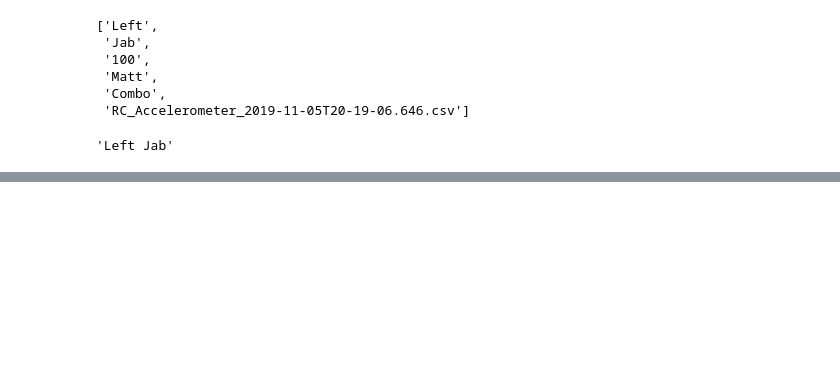
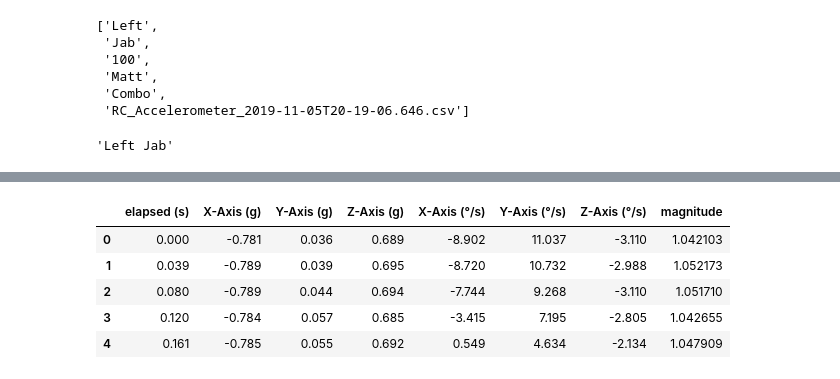
Before and after one commit to mdhwang/Punch-Buddy-Fight-Club, a Jupyter notebook: Folder Navi Test.ipynb, the cells around one changed output, grey strips where cells are left out. Cells and saved outputs as stored; diff of their text form; code cells hidden in the pictures; blank space fills up the shorter version.

```diff
--- a/Folder Navi Test.ipynb
+++ b/Folder Navi Test.ipynb
@@ -92,0 +212,9 @@ count
+# %%
+combined.head()
+# %% [output]
+|  | elapsed (s) | X-Axis (g) | Y-Axis (g) | Z-Axis (g) | X-Axis (°/s) | Y-Axis (°/s) | Z-Axis (°/s) | magnitude |
+| 0 | 0.000 | -0.781 | 0.036 | 0.689 | -8.902 | 11.037 | -3.110 | 1.042103 |
+| 1 | 0.039 | -0.789 | 0.039 | 0.695 | -8.720 | 10.732 | -2.988 | 1.052173 |
+| 2 | 0.080 | -0.789 | 0.044 | 0.694 | -7.744 | 9.268 | -3.110 | 1.051710 |
+| 3 | 0.120 | -0.784 | 0.057 | 0.685 | -3.415 | 7.195 | -2.805 | 1.042655 |
+| 4 | 0.161 | -0.785 | 0.055 | 0.692 | 0.549 | 4.634 | -2.134 | 1.047909 |
```
Also changed, not shown: parts of 21 cells of this notebook, 4 other files.
